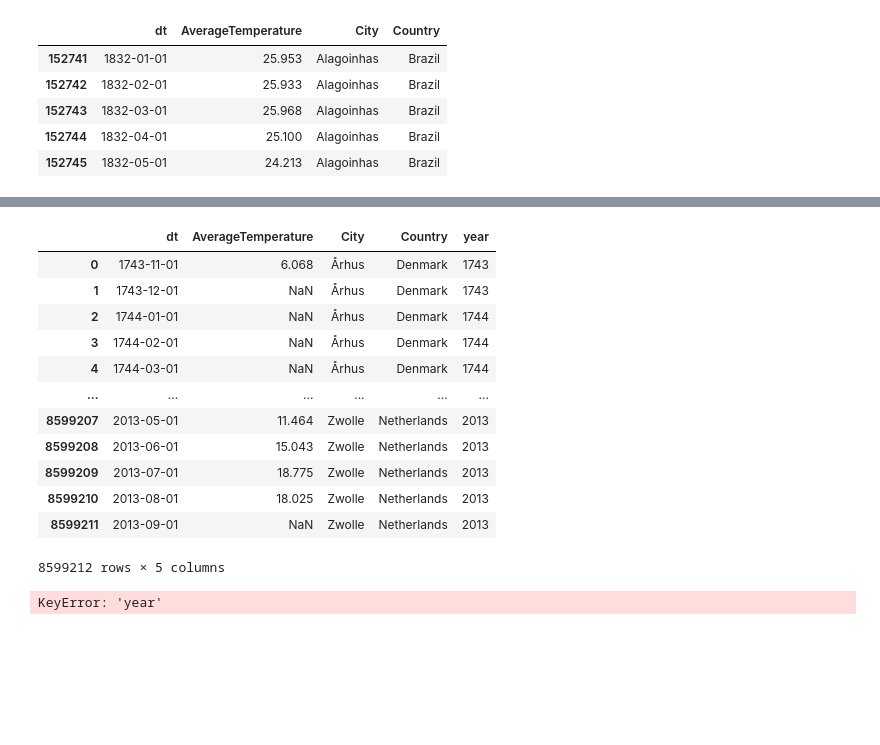
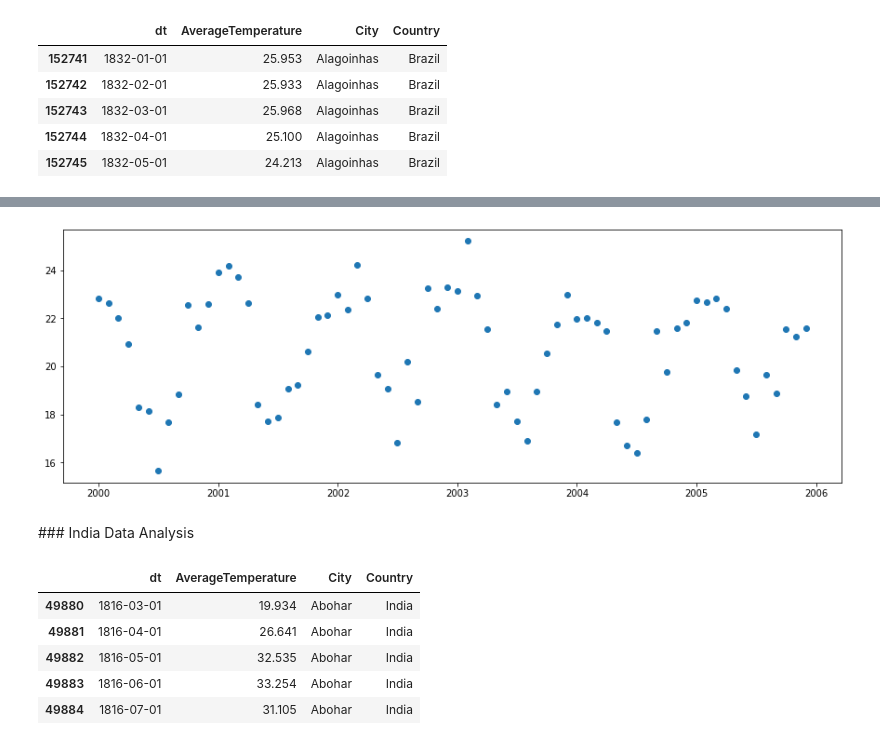
Before and after one commit to analyticsdatalab/climactic-food, a Jupyter notebook: jupyter_notebooks/initial_check_GlobalLandTemperature_csv_file.ipynb, the cells around one changed output, grey strips where cells are left out. Saved outputs shown, nothing was run; the diff lists cells and outputs as text; code cells hidden in the pictures; blank space fills up the shorter version.

```diff
--- a/jupyter_notebooks/initial_check_GlobalLandTemperature_csv_file.ipynb
+++ b/jupyter_notebooks/initial_check_GlobalLandTemperature_csv_file.ipynb
@@ -151,27 +176,26 @@ df_plot_2 =  df_temp[(df_temp_2['Country'] == 'Brazil') & (df_temp_2['year'] >=
-# %%
-df_temp_2
-# %% [output]
-|  | dt | AverageTemperature | City | Country | year |
-| 0 | 1743-11-01 | 6.068 | Århus | Denmark | 1743 |
-| 1 | 1743-12-01 | NaN | Århus | Denmark | 1743 |
-| 2 | 1744-01-01 | NaN | Århus | Denmark | 1744 |
-| 3 | 1744-02-01 | NaN | Århus | Denmark | 1744 |
-| 4 | 1744-03-01 | NaN | Århus | Denmark | 1744 |
-| ... | ... | ... | ... | ... | ... |
-| 8599207 | 2013-05-01 | 11.464 | Zwolle | Netherlands | 2013 |
-| 8599208 | 2013-06-01 | 15.043 | Zwolle | Netherlands | 2013 |
-| 8599209 | 2013-07-01 | 18.775 | Zwolle | Netherlands | 2013 |
-| 8599210 | 2013-08-01 | 18.025 | Zwolle | Netherlands | 2013 |
-| 8599211 | 2013-09-01 | NaN | Zwolle | Netherlands | 2013 |
-8599212 rows × 5 columns
+# %%
+df_brazil_sao_paulo_time_range = df_brazil_sao_paulo.loc[(df_brazil_sao_paulo['dt'] >= '2000-01-01')
+                     & (df_brazil_sao_paulo['dt'] < '2005-12-31')]
 # %%
-x = df_plot_2['year']
-y = df_plot_2['AverageTemperature']
+y = df_brazil_sao_paulo_time_range['AverageTemperature']
+x = df_brazil_sao_paulo_time_range['dt']
 
-plt.figure(figsize=(20,4))
+plt.figure(figsize=(15,5))
 plt.scatter(x, y)
 
 # function to show the plot
 plt.show()
 # %% [output]
-KeyError: 'year'
+[figure, added]
+# %% [markdown]
+### India Data Analysis
+# %%
+df_india =  df_temp[(df_temp['Country'] == 'India')]
+df_india.head()
+# %% [output]
+|  | dt | AverageTemperature | City | Country |
+| 49880 | 1816-03-01 | 19.934 | Abohar | India |
+| 49881 | 1816-04-01 | 26.641 | Abohar | India |
+| 49882 | 1816-05-01 | 32.535 | Abohar | India |
+| 49883 | 1816-06-01 | 33.254 | Abohar | India |
+| 49884 | 1816-07-01 | 31.105 | Abohar | India |
```
Also changed, not shown: parts of 17 cells of this notebook.
